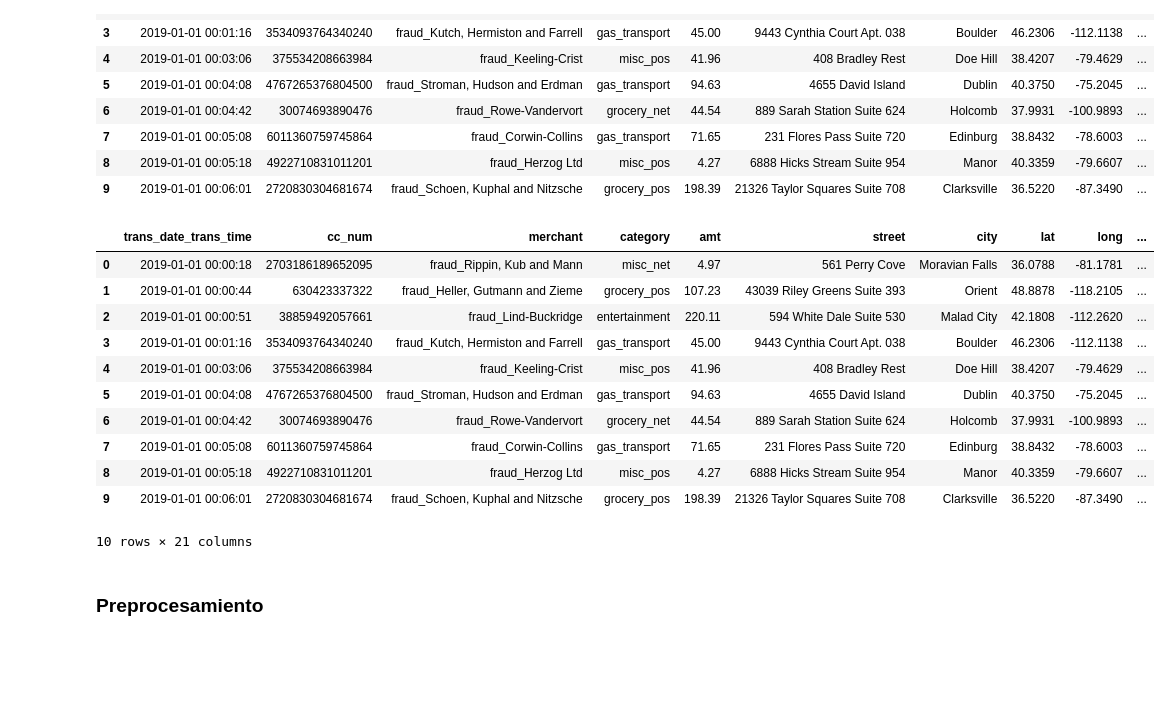
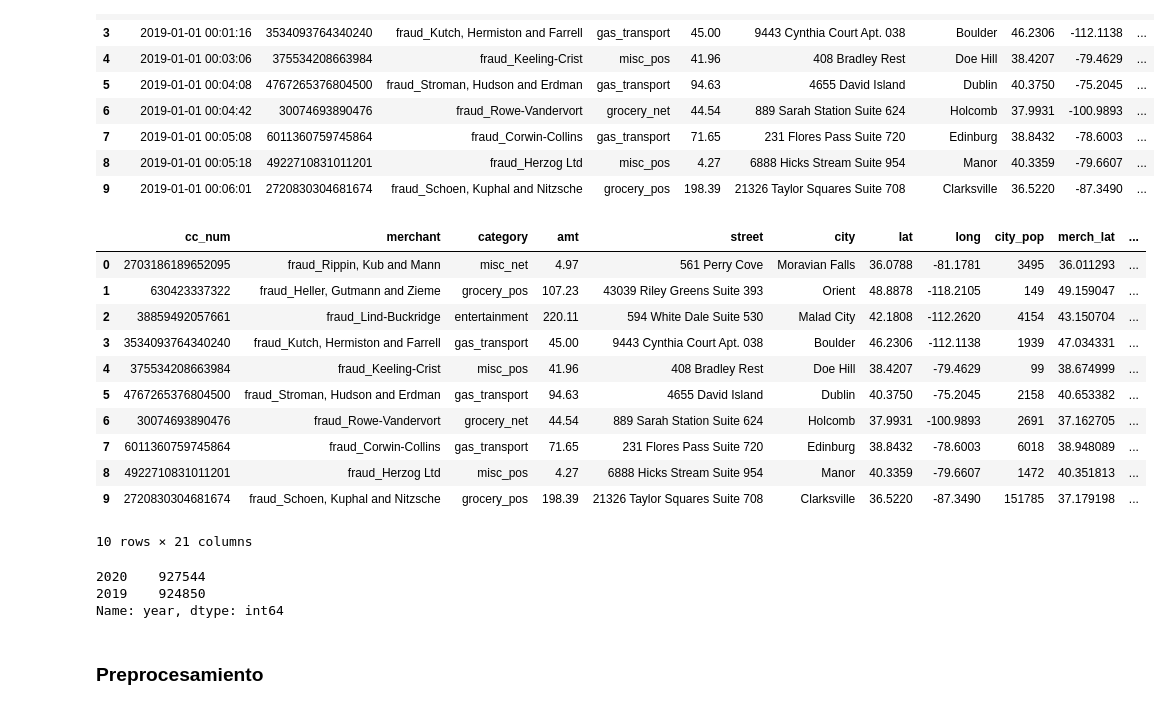
Before and after one commit to andresdlRoca/CC_Fraud_ML, a Jupyter notebook: cc_fraud.ipynb, the cells around one changed output. Drawn from its saved outputs; the diff is of its cells as text; code cells hidden in the pictures; blank space fills up the shorter version.

```diff
--- a/cc_fraud.ipynb
+++ b/cc_fraud.ipynb
@@ -247,25 +247,28 @@ data.head(10)
 # %%
 # Convertir trans_date en formato datetime
 data['trans_date_trans_time'] = pd.to_datetime(data['trans_date_trans_time'])
 
 # Caracteristicas de tiempo
 data['trans_month'] = data['trans_date_trans_time'].dt.month
 data['trans_day'] = data['trans_date_trans_time'].dt.dayofweek
 data['hour'] = data['trans_date_trans_time'].dt.hour
+data['year'] = data['trans_date_trans_time'].dt.year
+
+data.drop(columns=['trans_date_trans_time'], inplace=True)
 
 data.head(10)
 # %% [output]
-|  | trans_date_trans_time | cc_num | merchant | category | amt | street | city | lat | long | ... |
-| 0 | 2019-01-01 00:00:18 | 2703186189652095 | fraud_Rippin, Kub and Mann | misc_net | 4.97 | 561 Perry Cove | Moravian Falls | 36.0788 | -81.1781 | ... |
-| 1 | 2019-01-01 00:00:44 | 630423337322 | fraud_Heller, Gutmann and Zieme | grocery_pos | 107.23 | 43039 Riley Greens Suite 393 | Orient | 48.8878 | -118.2105 | ... |
-| 2 | 2019-01-01 00:00:51 | 38859492057661 | fraud_Lind-Buckridge | entertainment | 220.11 | 594 White Dale Suite 530 | Malad City | 42.1808 | -112.2620 | ... |
-| 3 | 2019-01-01 00:01:16 | 3534093764340240 | fraud_Kutch, Hermiston and Farrell | gas_transport | 45.00 | 9443 Cynthia Court Apt. 038 | Boulder | 46.2306 | -112.1138 | ... |
-| 4 | 2019-01-01 00:03:06 | 375534208663984 | fraud_Keeling-Crist | misc_pos | 41.96 | 408 Bradley Rest | Doe Hill | 38.4207 | -79.4629 | ... |
-| 5 | 2019-01-01 00:04:08 | 4767265376804500 | fraud_Stroman, Hudson and Erdman | gas_transport | 94.63 | 4655 David Island | Dublin | 40.3750 | -75.2045 | ... |
-| 6 | 2019-01-01 00:04:42 | 30074693890476 | fraud_Rowe-Vandervort | grocery_net | 44.54 | 889 Sarah Station Suite 624 | Holcomb | 37.9931 | -100.9893 | ... |
-| 7 | 2019-01-01 00:05:08 | 6011360759745864 | fraud_Corwin-Collins | gas_transport | 71.65 | 231 Flores Pass Suite 720 | Edinburg | 38.8432 | -78.6003 | ... |
-| 8 | 2019-01-01 00:05:18 | 4922710831011201 | fraud_Herzog Ltd | misc_pos | 4.27 | 6888 Hicks Stream Suite 954 | Manor | 40.3359 | -79.6607 | ... |
-| 9 | 2019-01-01 00:06:01 | 2720830304681674 | fraud_Schoen, Kuphal and Nitzsche | grocery_pos | 198.39 | 21326 Taylor Squares Suite 708 | Clarksville | 36.5220 | -87.3490 | ... |
+|  | cc_num | merchant | category | amt | street | city | lat | long | city_pop | merch_lat | ... |
+| 0 | 2703186189652095 | fraud_Rippin, Kub and Mann | misc_net | 4.97 | 561 Perry Cove | Moravian Falls | 36.0788 | -81.1781 | 3495 | 36.011293 | ... |
+| 1 | 630423337322 | fraud_Heller, Gutmann and Zieme | grocery_pos | 107.23 | 43039 Riley Greens Suite 393 | Orient | 48.8878 | -118.2105 | 149 | 49.159047 | ... |
+| 2 | 38859492057661 | fraud_Lind-Buckridge | entertainment | 220.11 | 594 White Dale Suite 530 | Malad City | 42.1808 | -112.2620 | 4154 | 43.150704 | ... |
+| 3 | 3534093764340240 | fraud_Kutch, Hermiston and Farrell | gas_transport | 45.00 | 9443 Cynthia Court Apt. 038 | Boulder | 46.2306 | -112.1138 | 1939 | 47.034331 | ... |
+| 4 | 375534208663984 | fraud_Keeling-Crist | misc_pos | 41.96 | 408 Bradley Rest | Doe Hill | 38.4207 | -79.4629 | 99 | 38.674999 | ... |
+| 5 | 4767265376804500 | fraud_Stroman, Hudson and Erdman | gas_transport | 94.63 | 4655 David Island | Dublin | 40.3750 | -75.2045 | 2158 | 40.653382 | ... |
+| 6 | 30074693890476 | fraud_Rowe-Vandervort | grocery_net | 44.54 | 889 Sarah Station Suite 624 | Holcomb | 37.9931 | -100.9893 | 2691 | 37.162705 | ... |
+| 7 | 6011360759745864 | fraud_Corwin-Collins | gas_transport | 71.65 | 231 Flores Pass Suite 720 | Edinburg | 38.8432 | -78.6003 | 6018 | 38.948089 | ... |
+| 8 | 4922710831011201 | fraud_Herzog Ltd | misc_pos | 4.27 | 6888 Hicks Stream Suite 954 | Manor | 40.3359 | -79.6607 | 1472 | 40.351813 | ... |
+| 9 | 2720830304681674 | fraud_Schoen, Kuphal and Nitzsche | grocery_pos | 198.39 | 21326 Taylor Squares Suite 708 | Clarksville | 36.5220 | -87.3490 | 151785 | 37.179198 | ... |
 10 rows × 21 columns
 # %%
 # Guardar el dataset
@@ -274,6 +277,12 @@ data.to_csv('dataset_limpio.csv', index=False)
 # Veces que un cliente ha comprado en una tienda
 # %%
 # Tiempo desde la ultima compra
+# %%
+data['year'].value_counts()
+# %% [output]
+2020    927544
+2019    924850
+Name: year, dtype: int64
 # %% [markdown]
 ### Preprocesamiento
 # %%
```
Also changed, not shown: parts of 5 cells of this notebook.
